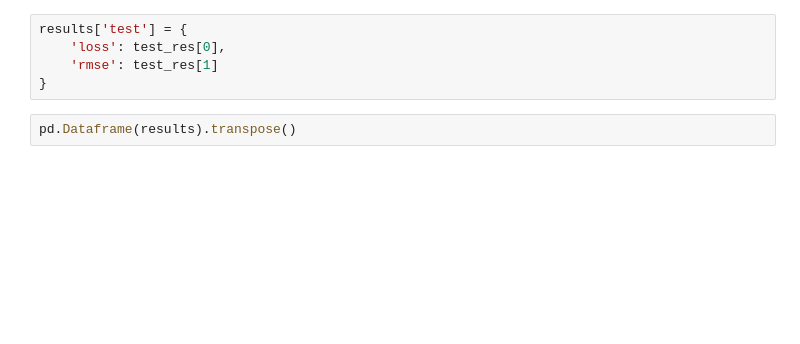
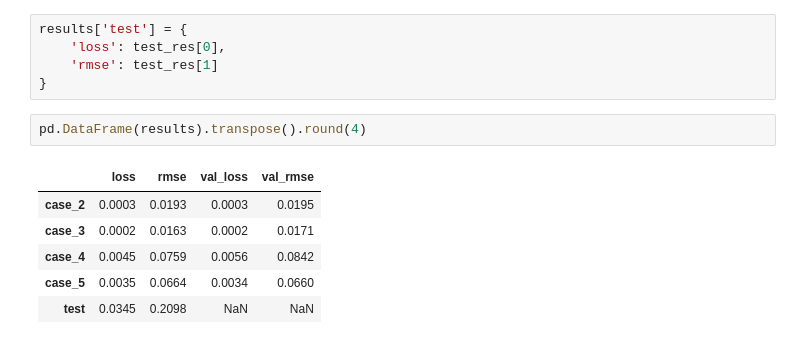
Before and after one commit to drdeleon/rack-temp-pred, a Jupyter notebook: rack-temp-pred/ARLSTM.ipynb, the cells around one changed output. Drawn from its saved outputs; the diff is of its cells as text; blank space fills up the shorter version.

```diff
--- a/rack-temp-pred/ARLSTM.ipynb
+++ b/rack-temp-pred/ARLSTM.ipynb
@@ -246,5 +257,12 @@ results['test'] = {
     'rmse': test_res[1]
 }
 # %%
-pd.Dataframe(results).transpose()
+pd.DataFrame(results).transpose().round(4)
+# %% [output]
+|  | loss | rmse | val_loss | val_rmse |
+| case_2 | 0.0003 | 0.0193 | 0.0003 | 0.0195 |
+| case_3 | 0.0002 | 0.0163 | 0.0002 | 0.0171 |
+| case_4 | 0.0045 | 0.0759 | 0.0056 | 0.0842 |
+| case_5 | 0.0035 | 0.0664 | 0.0034 | 0.0660 |
+| test | 0.0345 | 0.2098 | NaN | NaN |
 # %%
```
Also changed, not shown: parts of 16 cells of this notebook, 3 other files.
